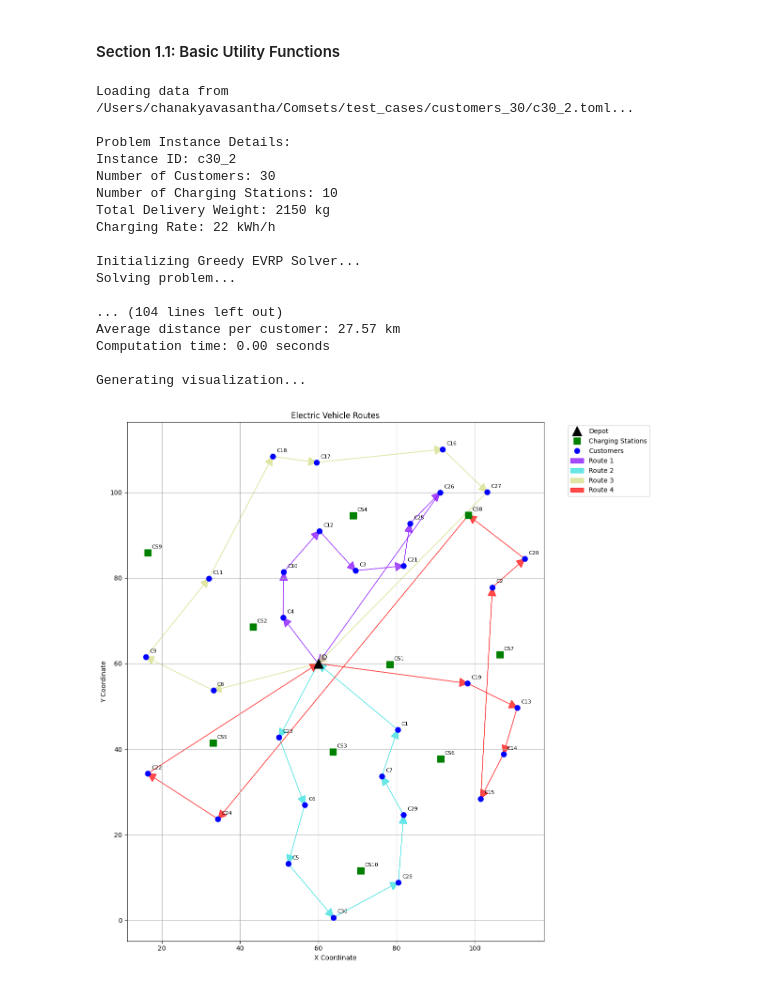
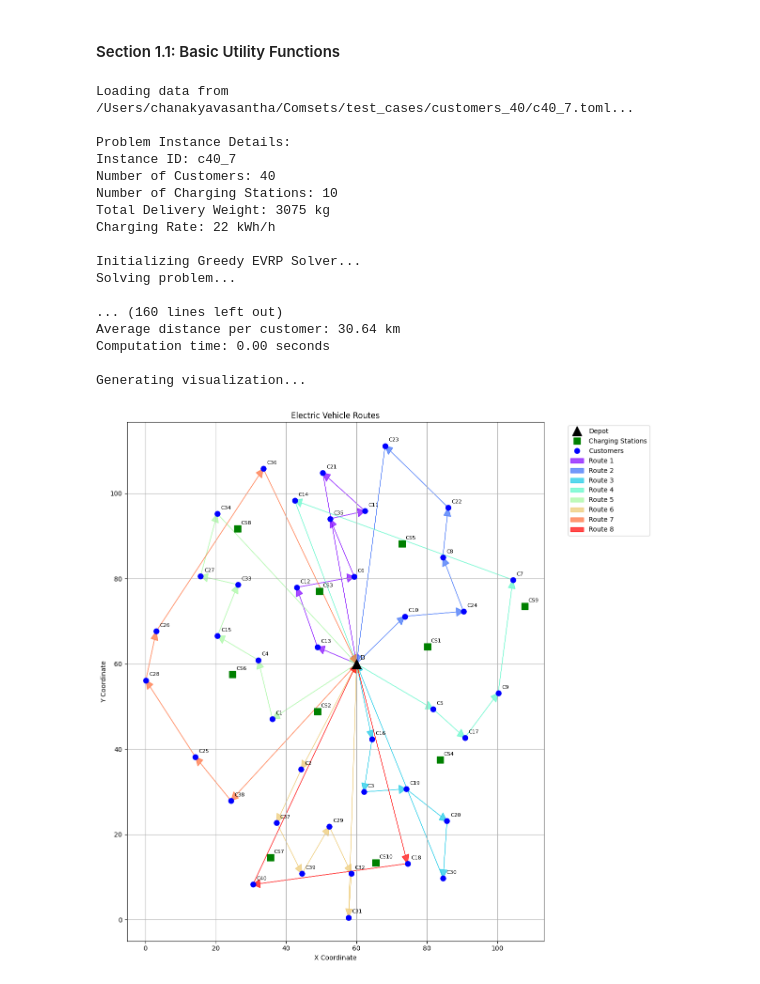
Before and after one commit to chanakyavasantha/ComsNets-EV-Routing, a Jupyter notebook: Notebooks/Greedy.ipynb, the cells around one changed output. Drawn from its saved outputs; the diff is of its cells as text; code cells hidden in the pictures.

```diff
--- a/Notebooks/Greedy.ipynb
+++ b/Notebooks/Greedy.ipynb
@@ -691,38 +692,38 @@ def run_ev_routing(toml_file_path):
                      label=f'Route {route_idx+1}' if i == 0 else "")
 
     plt.title('Electric Vehicle Routes')
     plt.xlabel('X Coordinate')
     plt.ylabel('Y Coordinate')
     plt.grid(True)
 
     # Move legend outside plot
     plt.legend(bbox_to_anchor=(1.05, 1), loc='upper left')
     plt.tight_layout()
     plt.show()
 
     return solver, solution
 
 
 if __name__ == "__main__":
     # Example usage
-    toml_path = "/Users/chanakyavasantha/Comsets/test_cases/customers_30/c30_2.toml"
+    toml_path = "/Users/chanakyavasantha/Comsets/test_cases/customers_40/c40_7.toml"
     solver, solution = run_ev_routing(toml_path)
 # %% [output]
-Loading data from /Users/chanakyavasantha/Comsets/test_cases/customers_30/c30_2.toml...
+Loading data from /Users/chanakyavasantha/Comsets/test_cases/customers_40/c40_7.toml...
 
 Problem Instance Details:
-Instance ID: c30_2
-Number of Customers: 30
+Instance ID: c40_7
+Number of Customers: 40
 Number of Charging Stations: 10
-Total Delivery Weight: 2150 kg
+Total Delivery Weight: 3075 kg
 Charging Rate: 22 kWh/h
 
 Initializing Greedy EVRP Solver...
 Solving problem...
 
-... (104 lines left out)
-Average distance per customer: 27.57 km
+... (160 lines left out)
+Average distance per customer: 30.64 km
 Computation time: 0.00 seconds
 
 Generating visualization...
-[figure, old version]
+[figure, new version]
```
Also changed, not shown: parts of 1 cell of this notebook, 4 other files.
